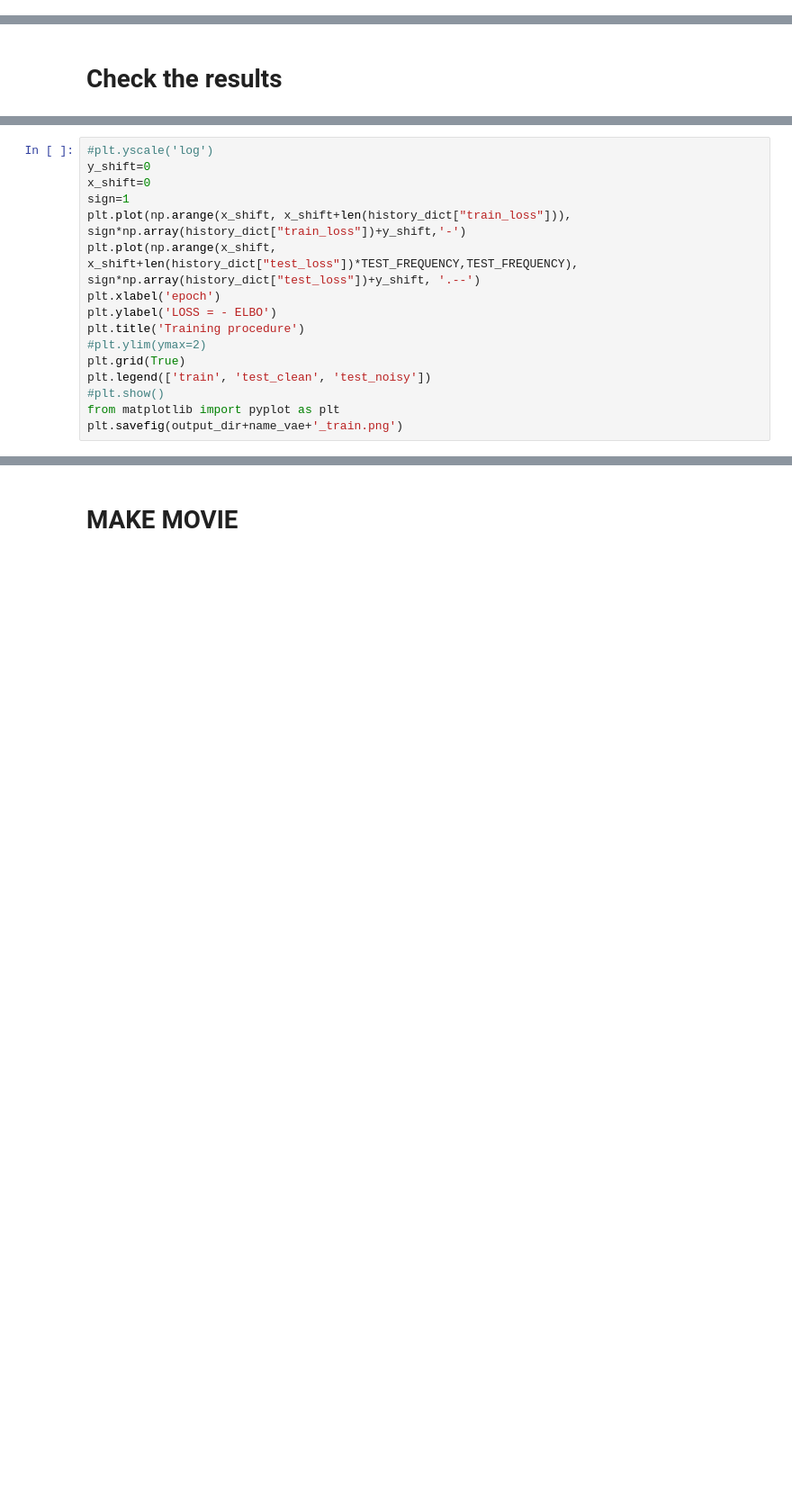
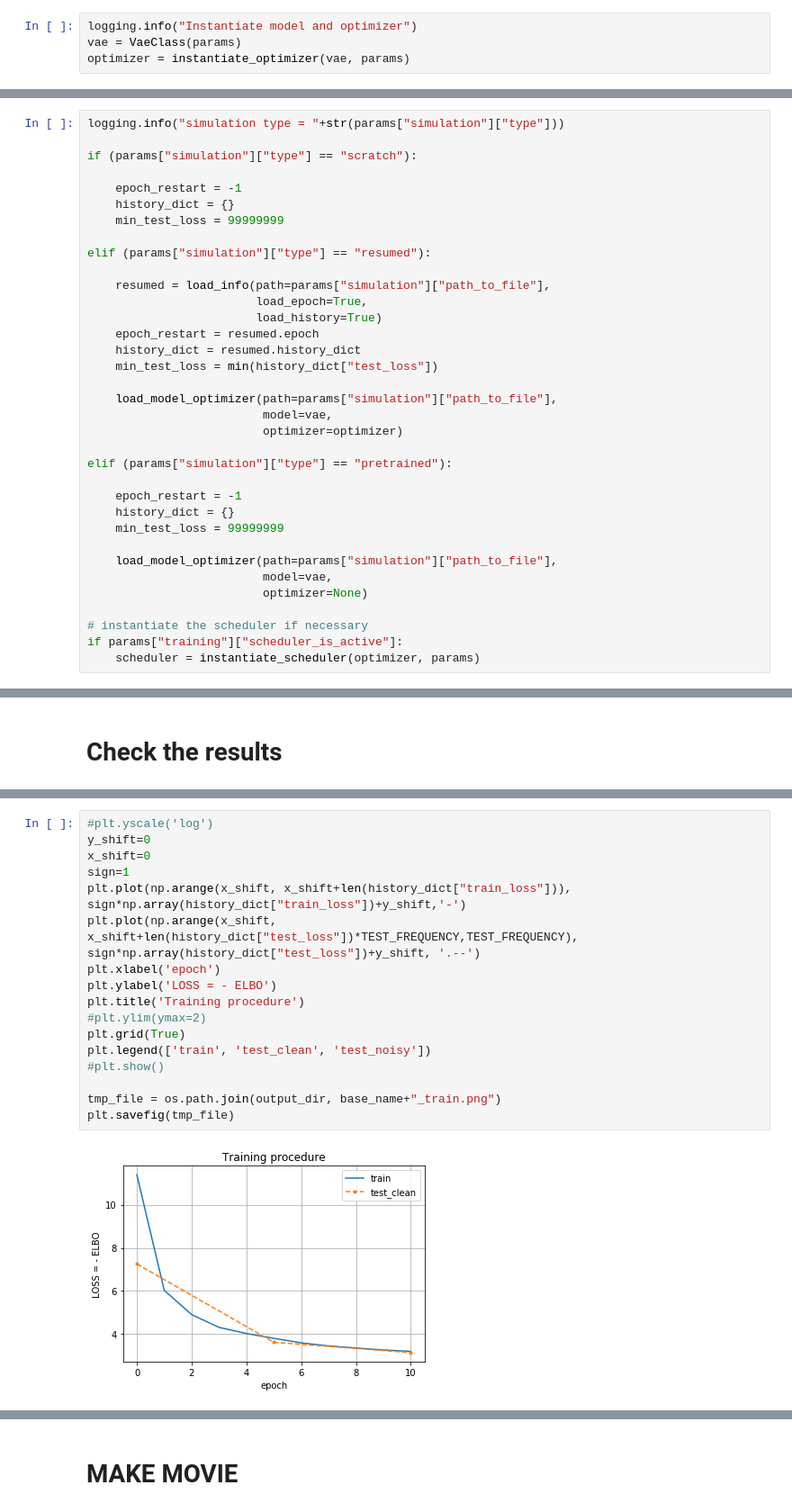
Before and after one commit to dalessioluca/cromwell_for_ML, a Jupyter notebook: main.ipynb, the cells around one changed output, grey strips where cells are left out. Shown: that part at 90% size. Cells and saved outputs as stored; diff of their text form; blank space fills up the shorter version.

```diff
--- a/main.ipynb
+++ b/main.ipynb
@@ -91,0 +119,4 @@ if params["training"]["scheduler_is_active"]:
+# %%
+logging.info("Instantiate model and optimizer")
+vae = VaeClass(params)
+optimizer = instantiate_optimizer(vae, params)
@@ -91,0 +127,35 @@ if params["training"]["scheduler_is_active"]:
+# %%
+logging.info("simulation type = "+str(params["simulation"]["type"]))
+
+if (params["simulation"]["type"] == "scratch"):
+
+    epoch_restart = -1
+    history_dict = {}
+    min_test_loss = 99999999
+
+elif (params["simulation"]["type"] == "resumed"):
+
+    resumed = load_info(path=params["simulation"]["path_to_file"],
+                        load_epoch=True,
+                        load_history=True)
+    epoch_restart = resumed.epoch
+    history_dict = resumed.history_dict
+    min_test_loss = min(history_dict["test_loss"])
+
+    load_model_optimizer(path=params["simulation"]["path_to_file"],
+                         model=vae,
+                         optimizer=optimizer)
+
+elif (params["simulation"]["type"] == "pretrained"):
+
+    epoch_restart = -1
+    history_dict = {}
+    min_test_loss = 99999999
+
+    load_model_optimizer(path=params["simulation"]["path_to_file"],
+                         model=vae,
+                         optimizer=None)
+
+# instantiate the scheduler if necessary
+if params["training"]["scheduler_is_active"]:
+    scheduler = instantiate_scheduler(optimizer, params)
@@ -139,19 +271,22 @@ for k,v in history_dict.items():
 # %%
 #plt.yscale('log')
 y_shift=0
 x_shift=0
 sign=1
 plt.plot(np.arange(x_shift, x_shift+len(history_dict["train_loss"])), sign*np.array(history_dict["train_loss"])+y_shift,'-')
 plt.plot(np.arange(x_shift, x_shift+len(history_dict["test_loss"])*TEST_FREQUENCY,TEST_FREQUENCY), sign*np.array(history_dict["test_loss"])+y_shift, '.--')
 plt.xlabel('epoch')
 plt.ylabel('LOSS = - ELBO')
 plt.title('Training procedure')
 #plt.ylim(ymax=2)
 plt.grid(True)
 plt.legend(['train', 'test_clean', 'test_noisy'])
 #plt.show()
-from matplotlib import pyplot as plt
-plt.savefig(output_dir+name_vae+'_train.png')
+
+tmp_file = os.path.join(output_dir, base_name+"_train.png")
+plt.savefig(tmp_file)
+# %% [output]
+[figure, added]
 # %%
 # Plot of KL vs evidence
 fontsize=20
```
Also changed, not shown: parts of 33 cells of this notebook, 2 other files.
